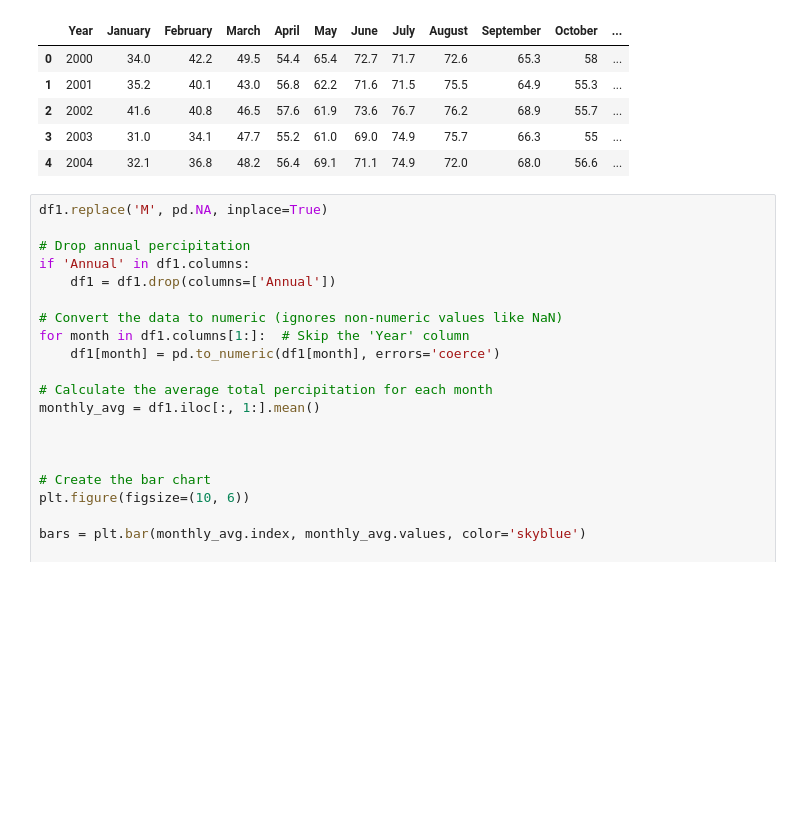
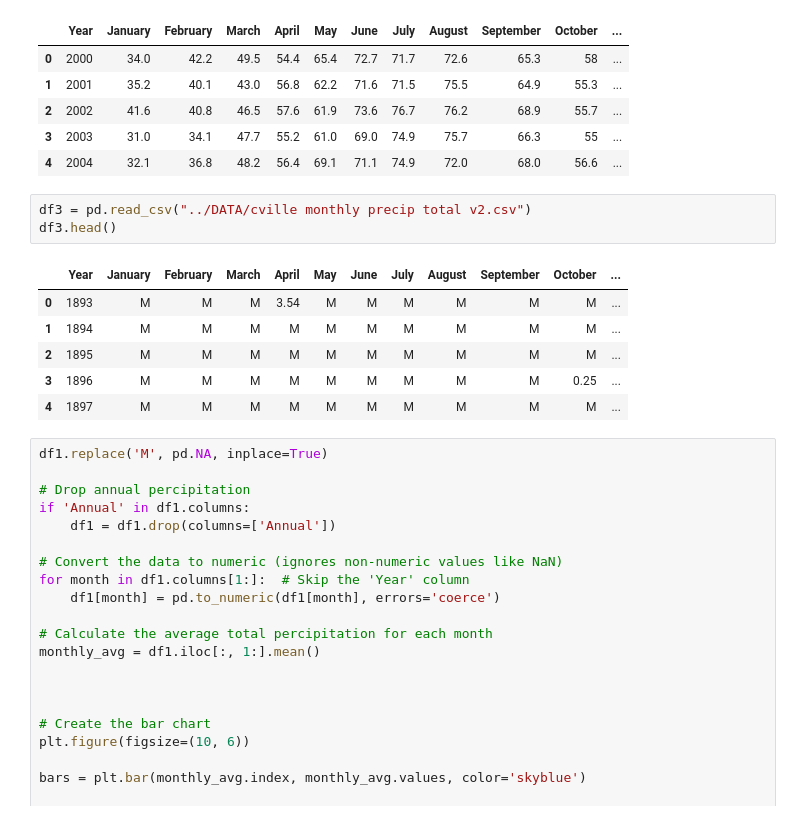
Before and after one commit to phipyao/ds4002-project-2, a Jupyter notebook: SCRIPTS/code.ipynb, the cells around one changed output. Saved outputs shown, nothing was run; the diff lists cells and outputs as text; blank space fills up the shorter version.

```diff
--- a/SCRIPTS/code.ipynb
+++ b/SCRIPTS/code.ipynb
@@ -25,6 +36,16 @@ df2.head()
 | 2 | 2002 | 41.6 | 40.8 | 46.5 | 57.6 | 61.9 | 73.6 | 76.7 | 76.2 | 68.9 | 55.7 | ... |
 | 3 | 2003 | 31.0 | 34.1 | 47.7 | 55.2 | 61.0 | 69.0 | 74.9 | 75.7 | 66.3 | 55 | ... |
 | 4 | 2004 | 32.1 | 36.8 | 48.2 | 56.4 | 69.1 | 71.1 | 74.9 | 72.0 | 68.0 | 56.6 | ... |
+# %%
+df3 = pd.read_csv("../DATA/cville monthly precip total v2.csv")
+df3.head()
+# %% [output]
+|  | Year | January | February | March | April | May | June | July | August | September | October | ... |
+| 0 | 1893 | M | M | M | 3.54 | M | M | M | M | M | M | ... |
+| 1 | 1894 | M | M | M | M | M | M | M | M | M | M | ... |
+| 2 | 1895 | M | M | M | M | M | M | M | M | M | M | ... |
+| 3 | 1896 | M | M | M | M | M | M | M | M | M | 0.25 | ... |
+| 4 | 1897 | M | M | M | M | M | M | M | M | M | M | ... |
 # %%
 df1.replace('M', pd.NA, inplace=True)
 
```
Also changed, not shown: parts of 2 cells of this notebook.
